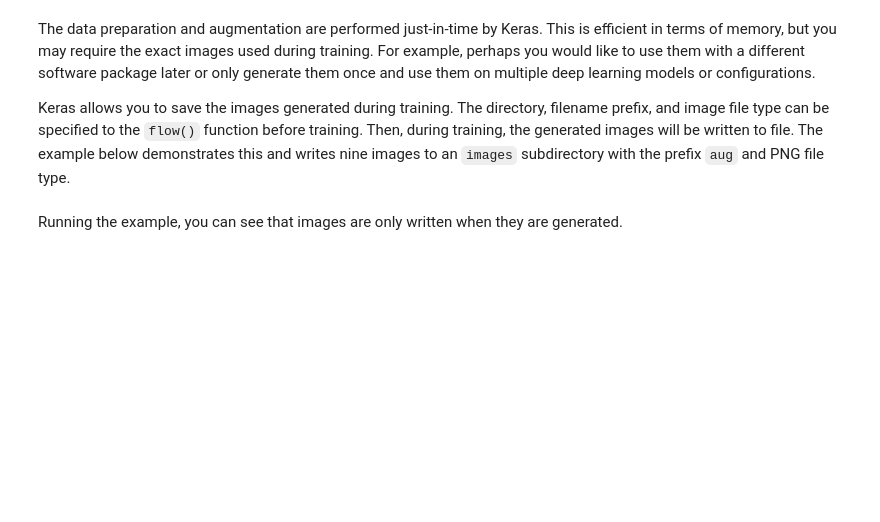
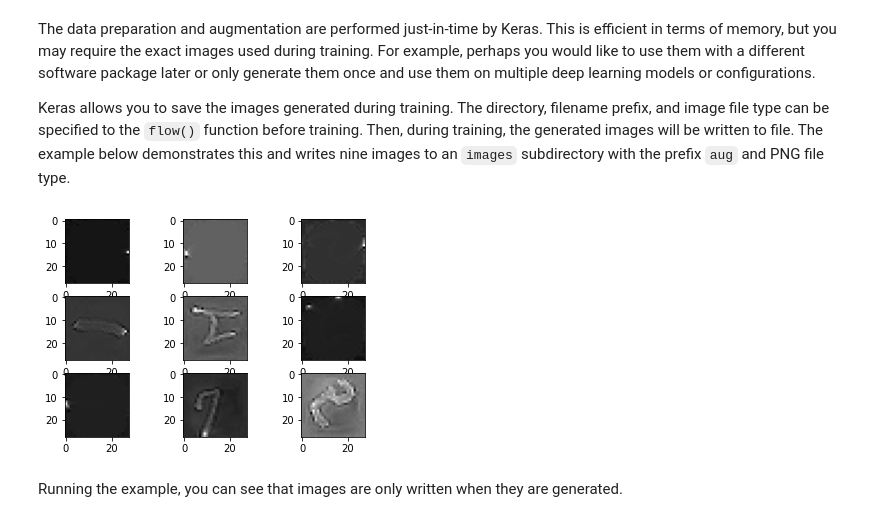
Before and after one commit to eccnil/deep-learning-exercises, a Jupyter notebook: 2.Convolutional Neural Networks/1.Lessons/2.Improve Model Performance With Image Augmentation.ipynb, the cells around one changed output. Cells and saved outputs as stored; diff of their text form; code cells hidden in the pictures; blank space fills up the shorter version.

```diff
--- a/2.Convolutional Neural Networks/1.Lessons/2.Improve Model Performance With Image Augmentation.ipynb
+++ b/2.Convolutional Neural Networks/1.Lessons/2.Improve Model Performance With Image Augmentation.ipynb
@@ -292,34 +306,37 @@ shift = 0.1
 datagen = ImageDataGenerator(
     featurewise_center=True,
     featurewise_std_normalization=True,
     rotation_range=90,
     horizontal_flip=True,
     vertical_flip=True,
     width_shift_range=shift,
-    height_shift_range=shift
+    height_shift_range=shift,
+    #zca_whitening=True
 )
 
 # fit parameters from data
 datagen.fit(X_train)
 
 # configure batch size and retrieve one batch of images
 if not os.path.exists('images'):
     os.makedirs('images')
 
 for X_batch, y_batch in datagen.flow(X_train,
                                      y_train,
                                      batch_size=9,
                                      save_to_dir='images',
                                      save_prefix='aug',
                                      save_format='png'):
     # create a grid of 3x3 images
     for i in range(0, 9):
         plt.subplot(330 + 1 + i)
         plt.imshow(X_batch[i].reshape(28, 28), cmap=pyplot.get_cmap('gray'))
 
     # show the plot
     plt.show()
     break
+# %% [output]
+[figure, added]
 # %% [markdown]
 Running the example, you can see that images are only written when they are generated.
 # %% [markdown]
```
Also changed, not shown: parts of 6 cells of this notebook.
